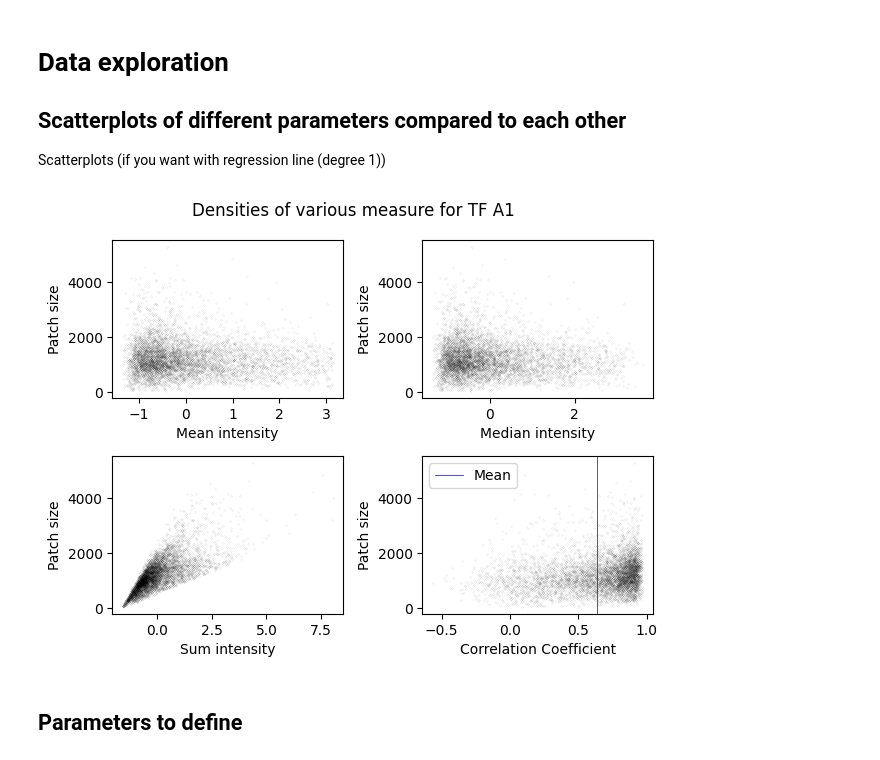
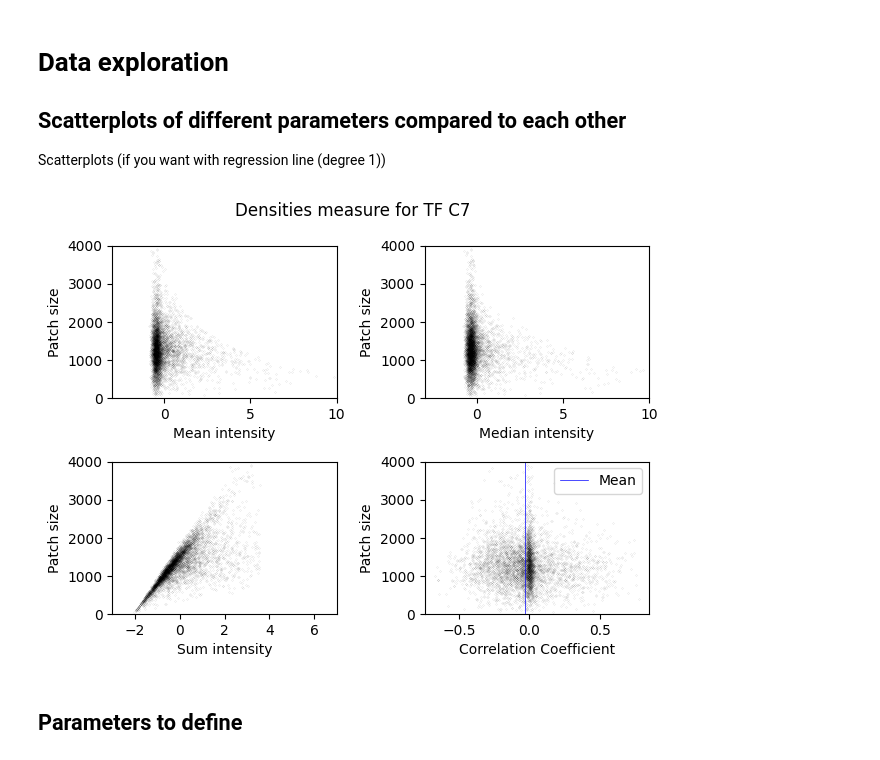
Before and after one commit to CS-433/ml-project-2-transcripted_cherry, a Jupyter notebook: Jupyter notebooks/task_1.ipynb, the cells around one changed output. Drawn from its saved outputs; the diff is of its cells as text; code cells hidden in the pictures.

```diff
--- a/Jupyter notebooks/task_1.ipynb
+++ b/Jupyter notebooks/task_1.ipynb
@@ -28,7 +28,7 @@ from sklearn.preprocessing import PolynomialFeatures
 # https://stackoverflow.com/questions/19970764/making-feature-vector-from-gabor-filters-for-classification
 # https://stackoverflow.com/questions/20608458/gabor-feature-extraction
 # %%
-TF = 'A1'
+TF = 'C7'
 df = pd.read_csv ('../Features/TF1_'+TF+'.csv',index_col = 0)
 ypet_intensity = df.copy()
 ypet_intensity
@@ -56,9 +56,9 @@ ypet_intensity
 outlier = True             #If outliers in general should be removed True, if not False
 Save = False                #Will try to save it the conditions are suitable
 interquantile = True       #if outliers should be removed by defining a range with the interquantile: True; to remove outliers just when they're exceeding a certain quantile: False
-quantile_keep = 0.95        #to change if interquantile = False; else ignore
-outlier_columns = ['mean_intensity'] #choose columns of which the outliers should be removed. to choose all the columns: list(ypet_intensity_processed)[6:]
-outlier_range = 2         #if interquantile = True defined this value to define the range. Gets multiplicated with interquantile. Else ignore
+quantile_keep = 0.75        #to change if interquantile = False; else ignore
+outlier_columns = ['sum_intensity'] #choose columns of which the outliers should be removed. to choose all the columns: list(ypet_intensity_processed)[6:]
+outlier_range = 3.        #if interquantile = True defined this value to define the range. Gets multiplicated with interquantile. Else ignore
 #Normalization
 normalization = True
 columns_to_be_normalized =  ['mean_intensity','median_intensity','sum_intensity'] #list(ypet_intensity_processed)[6:]  #if all columns should be normalized
@@ -91,14 +91,15 @@ def outlier_removal(without_outliers, **kwargs):
             # Use the mask to filter the dataframe
             without_outliers = without_outliers[mask]
     else:
-        for col in columns_outliers:
+        for col in outlier_columns:
             #define the limit up to which the values are kept
             quantile_limit = without_outliers[col].quantile(q = quantile_keep)
             #define a boolean mask that is True for rows that are in the defined limit
-            mask = without_outliers[col] <= quantile_limit
+            mask = (without_outliers[col] <= quantile_limit)
             #use the mask to filter the dataframe
             without_outliers = without_outliers[mask]
 
+
     return without_outliers
 # %%
 #apply the function for outlier removal
@@ -144,30 +161,37 @@ Scatterplots (if you want with regression line (degree 1))
 # %%
 mk_size = 0.01 #Choose a small mk_size if a lot of datapoints, so densities are easier to read
 points_col = 'black'
 line_col   = 'blue'
 
 plt.figure()
 plt.subplot(221)
 sns.regplot(y="patch_size", x="mean_intensity", data=ypet_intensity_processed,marker = '.',scatter_kws={'s':mk_size}, color = points_col, fit_reg=False)
 plt.xlabel("Mean intensity"); plt.ylabel("Patch size")
+plt.xlim(-3,10)
+plt.ylim(0,4000)
 plt.subplot(222)
 sns.regplot(y="patch_size", x="median_intensity", data=ypet_intensity_processed,marker = '.',scatter_kws={'s':mk_size}, color = points_col, fit_reg=False)
 plt.xlabel("Median intensity"); plt.ylabel("Patch size")
+plt.xlim(-3,10)
+plt.ylim(0,4000)
 plt.subplot(223)
 sns.regplot(y="patch_size", x="sum_intensity", data=ypet_intensity_processed,marker = '.',scatter_kws={'s':mk_size}, color = points_col, fit_reg=False)
 plt.xlabel("Sum intensity"); plt.ylabel("Patch size")
+plt.xlim(-3,7)
+plt.ylim(0,4000)
 plt.subplot(224)
 sns.regplot(y="patch_size", x="correlation coef", data=ypet_intensity_processed,marker = '.',scatter_kws={'s':mk_size}, color = points_col, fit_reg=False)
 plt.xlabel("Correlation Coefficient"); plt.ylabel("Patch size")
 plt.axvline(np.mean(ypet_intensity_processed['correlation coef']),color = line_col,linewidth = 0.5,label = "Mean")
+plt.ylim(0,4000)
 plt.legend()
-plt.suptitle("Densities of various measure for TF "+TF)
+plt.suptitle("Densities measure for TF "+TF)#+", outlier range = 1.5 w.r.t. sum intensity")
 plt.tight_layout()
 if Save:
     plt.savefig("../Images/task1/densities_"+TF+".pdf")
 plt.show()
 # %% [output]
-[figure, old version]
+[figure, new version]
 # %% [markdown]
 ## Parameters to define
 # %%
```
Also changed, not shown: parts of 8 cells of this notebook, 3 other files.
